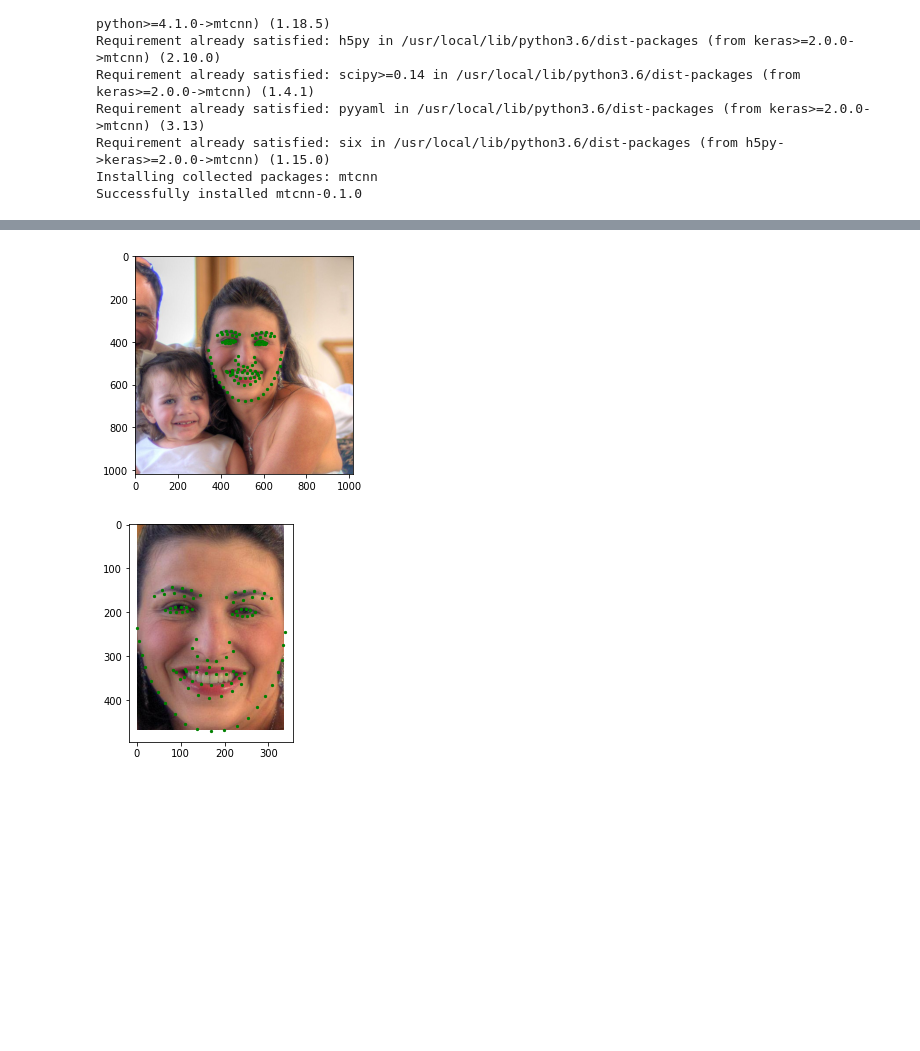
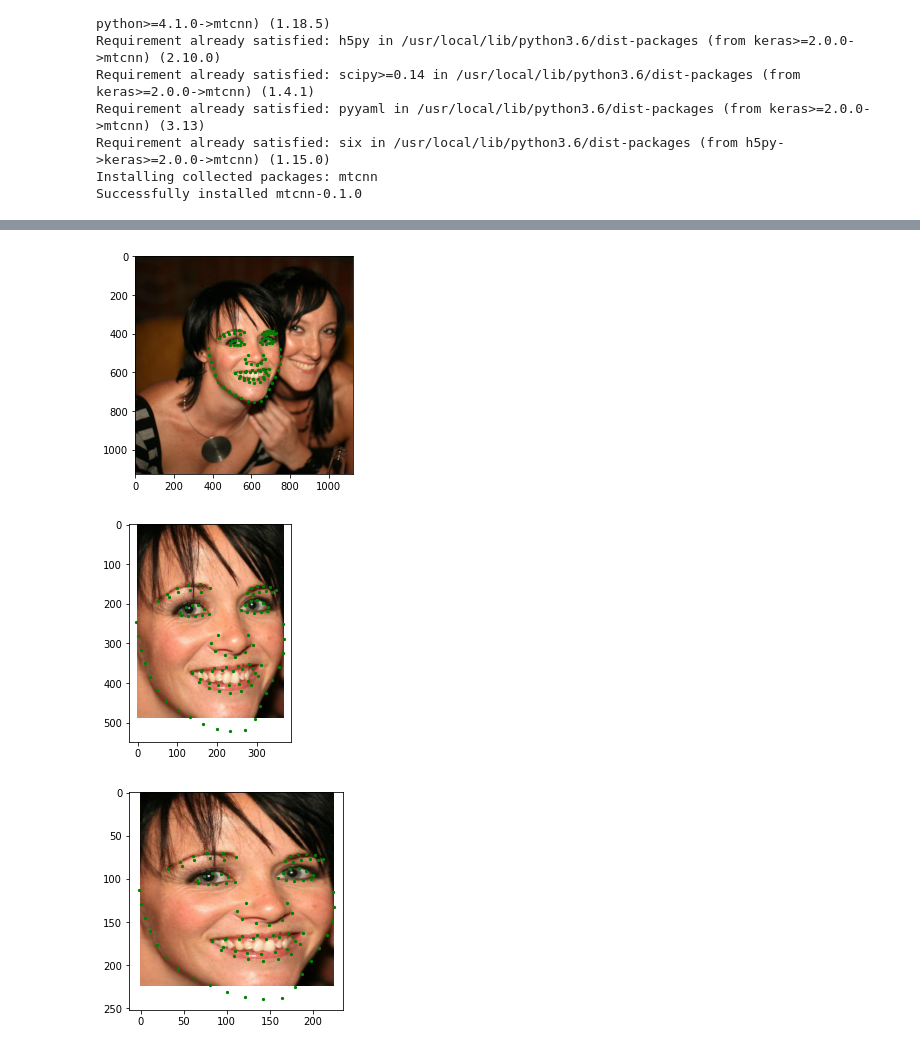
Before and after one commit to alexandrufiruti/masterlastyear, a Jupyter notebook: mlav/face_landmark_localization.ipynb, the cells around one changed output, grey strips where cells are left out. Drawn from its saved outputs; the diff is of its cells as text; code cells hidden in the pictures; blank space fills up the shorter version.

```diff
--- a/mlav/face_landmark_localization.ipynb
+++ b/mlav/face_landmark_localization.ipynb
@@ -143,23 +143,38 @@ Successfully installed mtcnn-0.1.0
 from mtcnn import MTCNN
 import cv2
 
-img = cv2.cvtColor(cv2.imread("all_helen/1218567979_2.jpg"), cv2.COLOR_BGR2RGB)
-landmarks = landmark_dict['1218567979_2']
+def detect_face(img):
+  detector = MTCNN()
+  return detector.detect_faces(img)[0]['box']
+
+def crop_face(img, x, y, w, h):
+  return img[y:y+h, x:x+w]
+
+img = cv2.cvtColor(cv2.imread("all_helen/129408727_1.jpg"), cv2.COLOR_BGR2RGB)
+landmarks = landmark_dict['129408727_1']
 landmarks = np.array(landmarks)
 landmarks = landmarks[::2, :] # pentru ca sunt prea multe se elimina jumatate din punctele de landmark
 
 detector = MTCNN()
-[x,y, w, h] = detector.detect_faces(img)[0]['box']
+[x,y, w, h] = detect_face(img)
 print(x,y,w,h)
 
-crop_image = img[y:y+h, x:x+w]
+cropped_img = crop_face(img, x, y, w, h)
 plt.imshow(img)
 plt.scatter(landmarks[:,0], landmarks[:,1], s = 5, c = 'g')
 plt.show()
-plt.imshow(crop_image)
+plt.imshow(cropped_img)
 
 # actualizarea landmark dupa operatia de crop
-landmarks = landmarks - [x,y]
-plt.scatter(landmarks[:,0], landmarks[:,1], s = 5, c = 'g')
+landmarks_after_crop = landmarks - [x,y]
+plt.scatter(landmarks_after_crop[:,0], landmarks_after_crop[:,1], s = 5, c = 'g')
 plt.show()
+
+cropped_img_resized = cv2.resize(cropped_img,(224,224))
+plt.imshow(cropped_img_resized)
+
+# actualizarea landmark dupa operatia de crop
+landmarks_after_crop = landmarks_after_crop*[224/w,224/h]
+plt.scatter(landmarks_after_crop[:,0], landmarks_after_crop[:,1], s = 5, c = 'g')
+plt.show()
 # %% [output]
@@ -169,2 +183,3 @@ WARNING:tensorflow:5 out of the last 11 calls to <function Model.make_predict_fu
-[figure, old version]
+[figure, new version]
-[figure, old version]
+[figure, new version]
+[figure, added]
```
Also changed, not shown: parts of 1 cell of this notebook.
